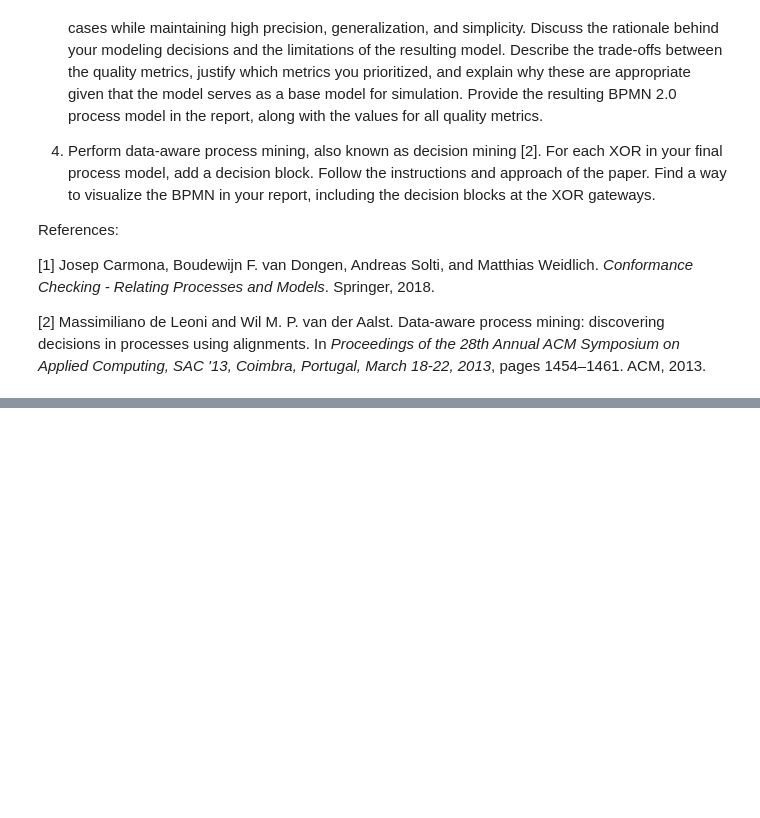
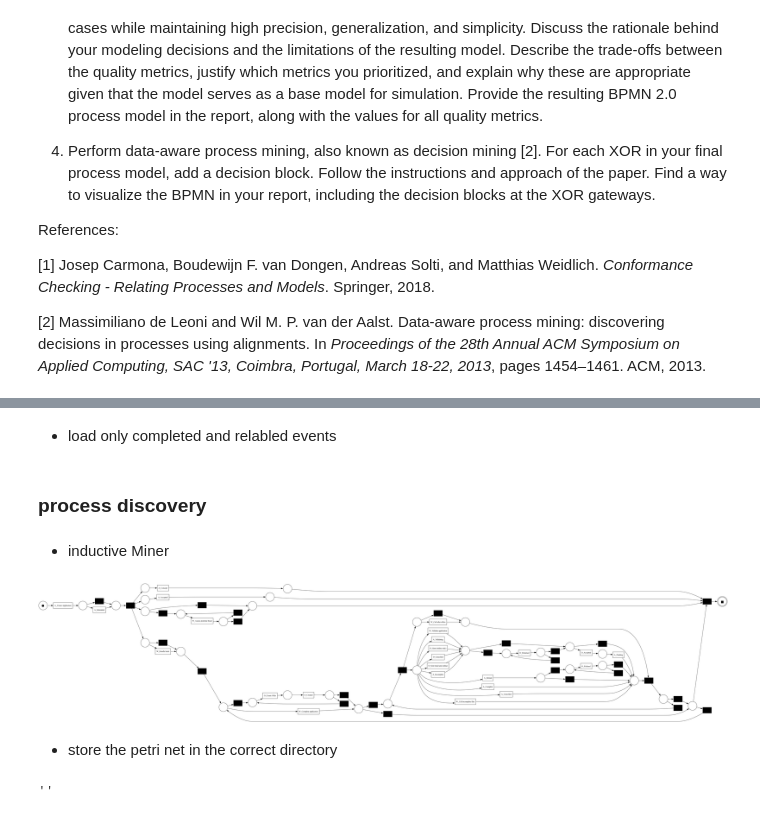
Before and after one commit to danielsich/BPIC_17_Data2Process, a Jupyter notebook: notebooks/process_model_creation_validation.ipynb, the cells around one changed output, grey strips where cells are left out. Saved outputs shown, nothing was run; the diff lists cells and outputs as text; code cells hidden in the pictures; blank space fills up the shorter version.

Commit message:
inductive miner

```diff
--- a/notebooks/process_model_creation_validation.ipynb
+++ b/notebooks/process_model_creation_validation.ipynb
@@ -17,0 +26,31 @@ References:
+# %% [markdown]
+- load only completed and relabled events
+# %%
+df = pd.read_csv("../data/renamed_log.csv", low_memory=False)
+df['time:timestamp'] = pd.to_datetime(df['time:timestamp'], format='mixed', utc=True)
+event_log = pm4py.format_dataframe(df, case_id='case:concept:name', activity_key='concept:name', timestamp_key='time:timestamp')
+# %% [markdown]
+### process discovery
+# %% [markdown]
+- inductive Miner
+# %%
+net, initial_marking, final_marking = pm4py.discover_petri_net_inductive(event_log)
+pm4py.view_petri_net(net, initial_marking, final_marking)
+# %% [output]
+[figure, added]
+# %% [markdown]
+- store the petri net in the correct directory
+# %%
+# Define the target directory and file name for saving the Petri net visualization
+target_dir = "../petrinets/basic"
+file_name = "petri_net_inductive.pdf"
+full_path = os.path.join(target_dir, file_name)
+
+# create target directory if it doesn't exist
+if not os.path.exists(target_dir):
+    os.makedirs(target_dir)
+
+# Save the Petri net visualization to a file
+pm4py.save_vis_petri_net(net, initial_marking, final_marking, full_path)
+# %% [output]
+''
```
Also changed, not shown: parts of 2 cells of this notebook, 1 other file.
